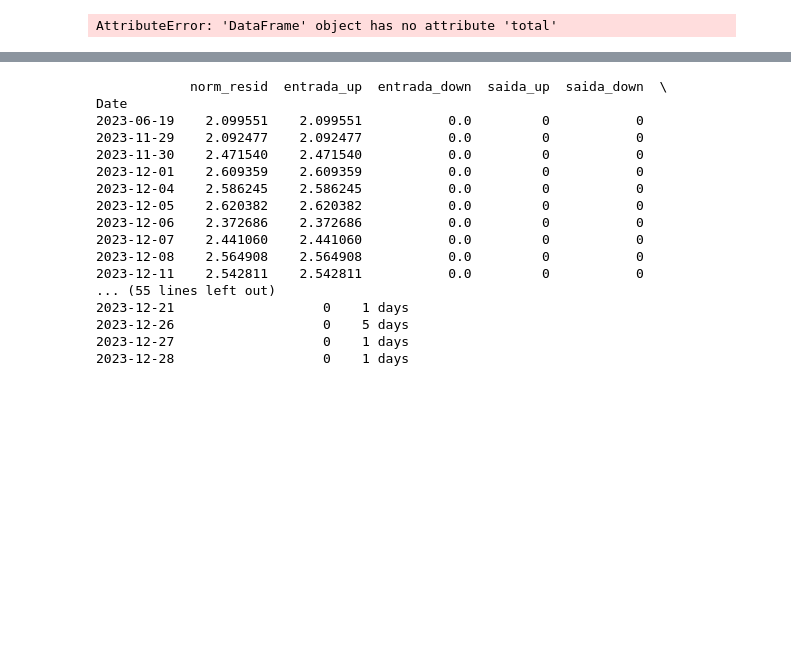
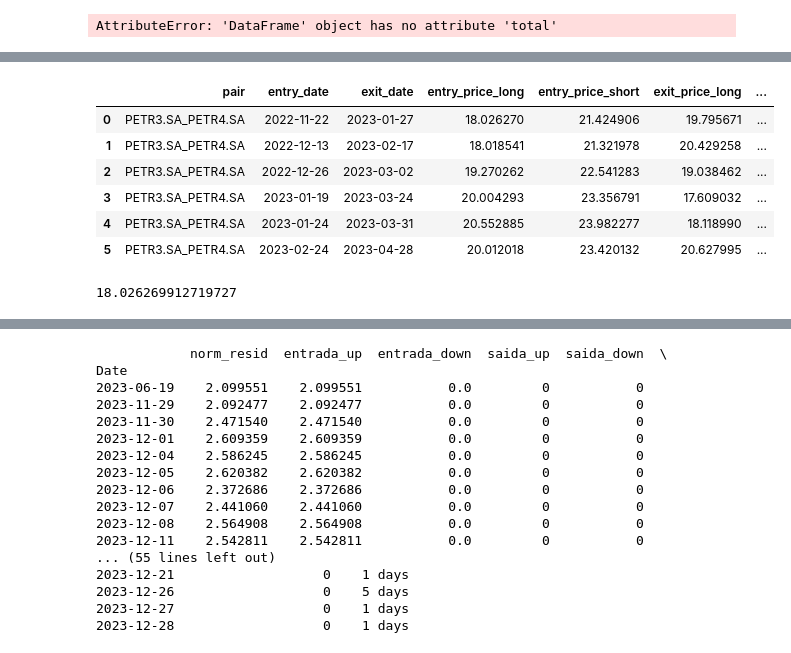
Before and after one commit to netofigueira/pairs_trading, a Jupyter notebook: pairs_trading.ipynb, the cells around one changed output, grey strips where cells are left out. Drawn from its saved outputs; the diff is of its cells as text; code cells hidden in the pictures; blank space fills up the shorter version.

```diff
--- a/pairs_trading.ipynb
+++ b/pairs_trading.ipynb
@@ -762,0 +776,15 @@ x.norm_resid.plot()
+# %%
+pd.DataFrame(trades, columns=['pair', 'entry_date', 'exit_date', 'entry_price_long',
+                               'entry_price_short', 'exit_price_long', 'exit_price_short', 'trade_type'])
+# %% [output]
+|  | pair | entry_date | exit_date | entry_price_long | entry_price_short | exit_price_long | ... |
+| 0 | PETR3.SA_PETR4.SA | 2022-11-22 | 2023-01-27 | 18.026270 | 21.424906 | 19.795671 | ... |
+| 1 | PETR3.SA_PETR4.SA | 2022-12-13 | 2023-02-17 | 18.018541 | 21.321978 | 20.429258 | ... |
+| 2 | PETR3.SA_PETR4.SA | 2022-12-26 | 2023-03-02 | 19.270262 | 22.541283 | 19.038462 | ... |
+| 3 | PETR3.SA_PETR4.SA | 2023-01-19 | 2023-03-24 | 20.004293 | 23.356791 | 17.609032 | ... |
+| 4 | PETR3.SA_PETR4.SA | 2023-01-24 | 2023-03-31 | 20.552885 | 23.982277 | 18.118990 | ... |
+| 5 | PETR3.SA_PETR4.SA | 2023-02-24 | 2023-04-28 | 20.012018 | 23.420132 | 20.627995 | ... |
+# %%
+close_prices['PETR4.SA'].loc['2022-11-22']
+# %% [output]
+18.026269912719727
```
Also changed, not shown: parts of 28 cells of this notebook.
